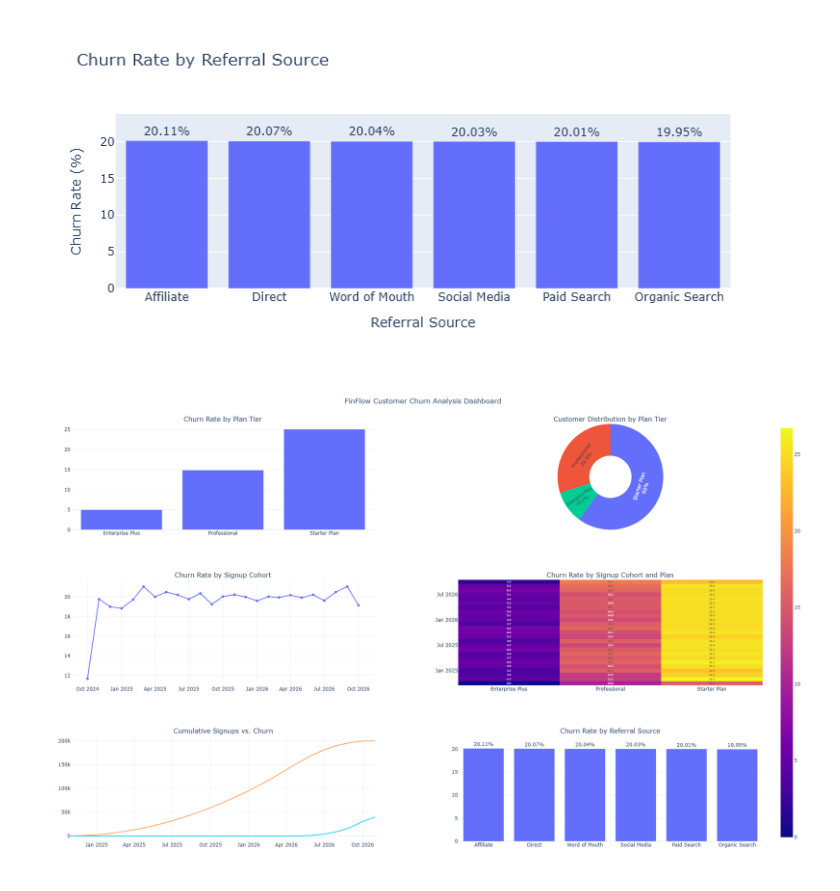
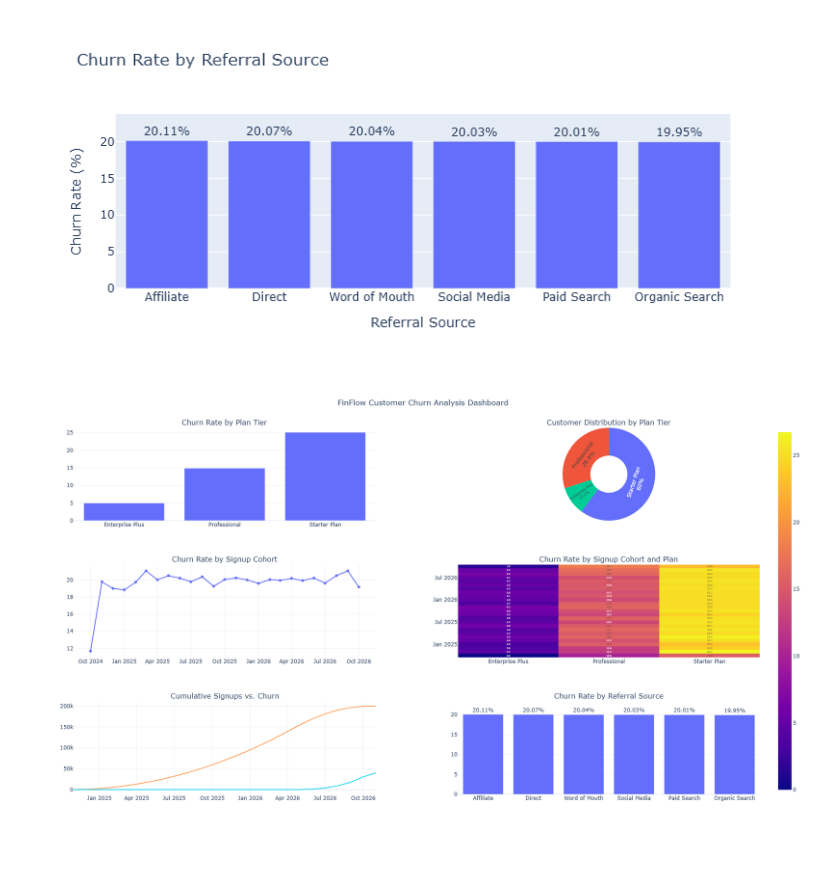
Before and after one commit to merryhailu/northstar-module-04-python-for-data-analytics, a Jupyter notebook: module-4-project-finflow-churn/finflow_churn_analysis_final.ipynb, the cells around one changed output. Saved outputs shown, nothing was run; the diff lists cells and outputs as text; code cells hidden in the pictures; blank space fills up the shorter version.

```diff
--- a/module-4-project-finflow-churn/finflow_churn_analysis_final.ipynb
+++ b/module-4-project-finflow-churn/finflow_churn_analysis_final.ipynb
@@ -459,32 +459,32 @@ for trace in fig_cohort_churn.data:
     deck.add_trace(trace, row=2, col=1)
 
 # Chart 4: Churn rate by cohort and plan (heatmap)
 for trace in fig_heatmap.data:
     deck.add_trace(trace, row=2, col=2)
 
 # Chart 5: Cumulative signups vs. churn
 for trace in fig_timeline.data:
     deck.add_trace(trace, row=3, col=1)
 
 # Chart 6: Churn rate by referral source
 for trace in fig_referral.data:
     deck.add_trace(trace, row=3, col=2)
 
 deck.update_layout(
     title_text='FinFlow Customer Churn Analysis Dashboard',
     title_x=0.5,
-    height=1200,
+    height=1000,
     width=1200,
     showlegend=False,
     hovermode='closest',
     template='plotly_white'
 )
 
 deck.show()
 #Export as one HTML file
 deck.write_html(
     'finflow-churn-dashboard.html',
     include_plotlyjs=True
 )
 # %% [output]
-[figure, old version]
+[figure, new version]
```
Also changed, not shown: 6 other files.
